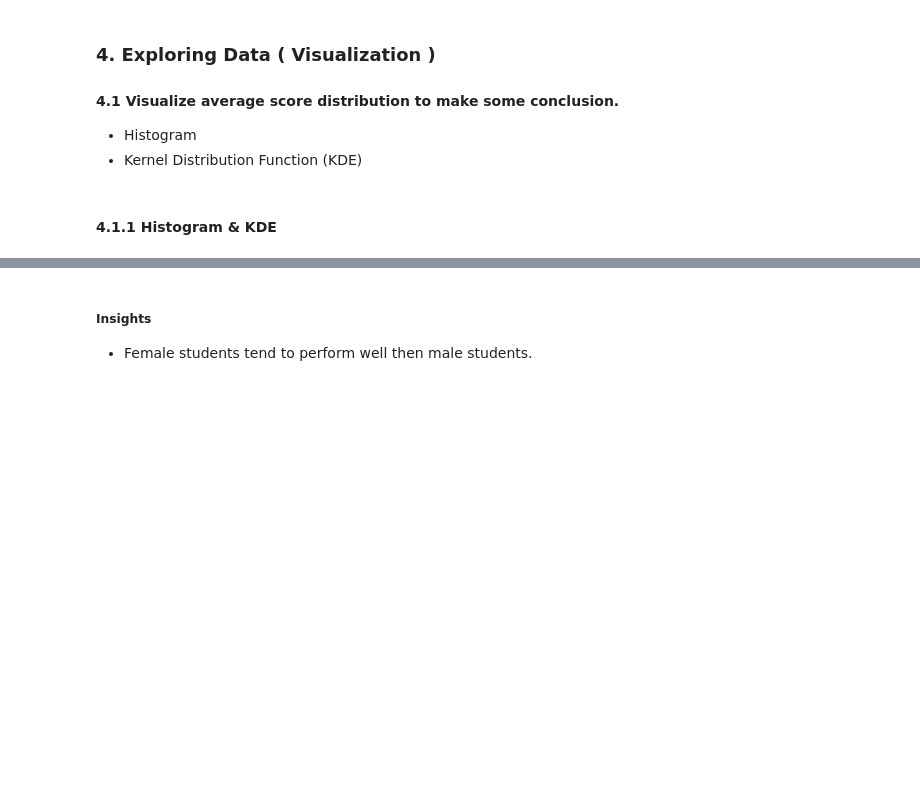
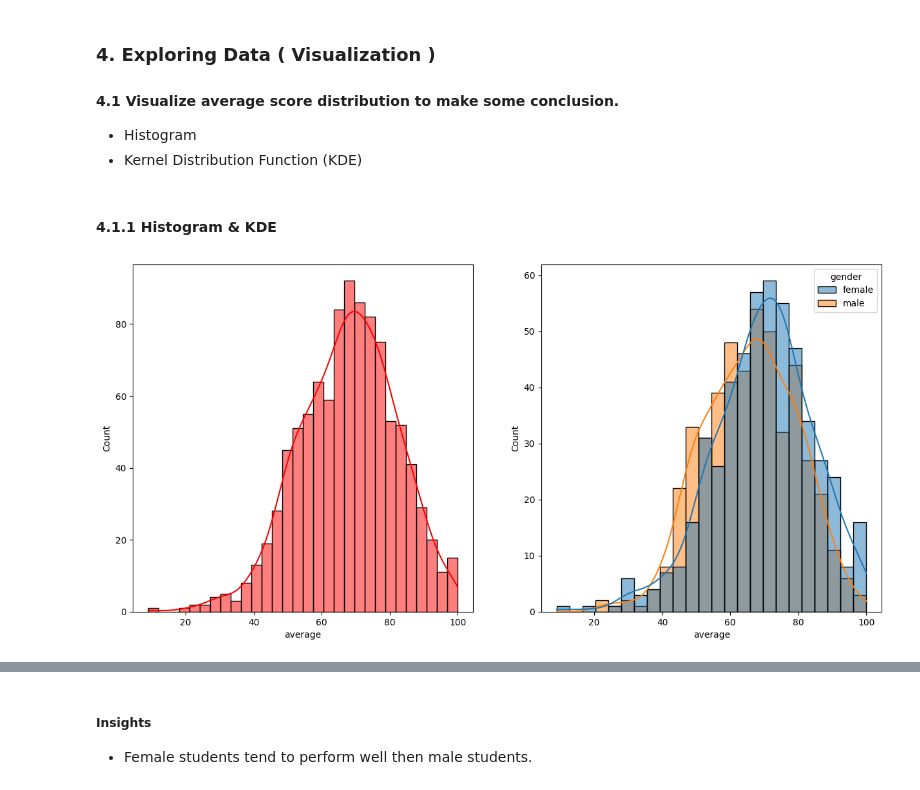
Before and after one commit to DiptiWaghmare/ML-projects, a Jupyter notebook: notebook/1 . EDA STUDENT PERFORMANCE .ipynb, the cells around one changed output, grey strips where cells are left out. Saved outputs shown, nothing was run; the diff lists cells and outputs as text; code cells hidden in the pictures; blank space fills up the shorter version.

Commit message:
Data ingestion

```diff
--- a/notebook/1 . EDA STUDENT PERFORMANCE .ipynb
+++ b/notebook/1 . EDA STUDENT PERFORMANCE .ipynb
@@ -158,10 +258,12 @@ print(f'Number of students with less than 20 marks in Reading: {reading_less_20}
 # %%
 fig, axs = plt.subplots(1, 2, figsize=(15, 7))
 plt.subplot(121)
-sns.histplot(data=df,x='average',bins=30,kde=True,color='g')
+sns.histplot(data=df,x='average',bins=30,kde=True,color='r')
 plt.subplot(122)
 sns.histplot(data=df,x='average',kde=True,hue='gender')
 plt.show()
+# %% [output]
+[figure, added]
 # %%
 fig, axs = plt.subplots(1, 2, figsize=(15, 7))
 plt.subplot(121)
```
Also changed, not shown: parts of 26 cells of this notebook, 9 other files.
